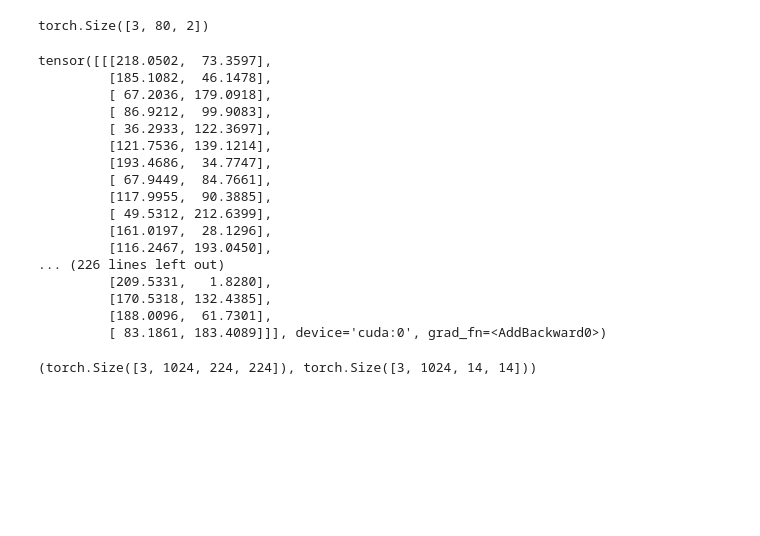
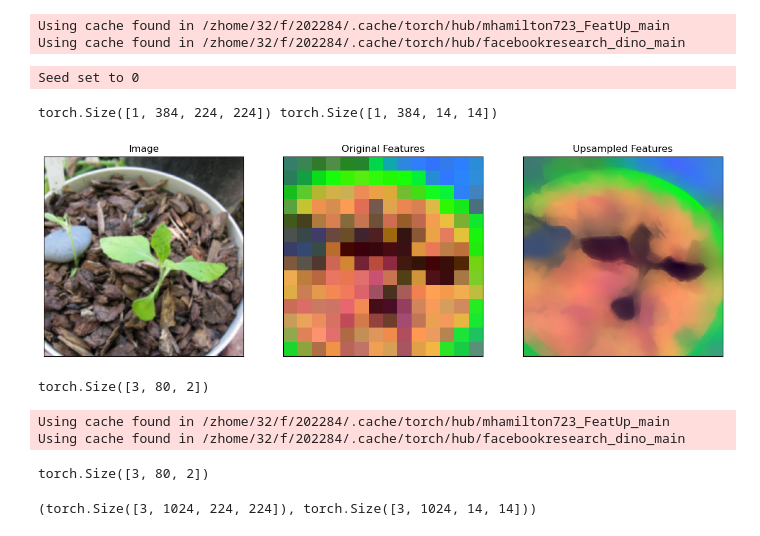
Before and after one commit to wcbup/VOS_boundary_tracking, a Jupyter notebook: model.ipynb, the cells around one changed output. Drawn from its saved outputs; the diff is of its cells as text; code cells hidden in the pictures; blank space fills up the shorter version.

Commit message:
base_feat

```diff
--- a/model.ipynb
+++ b/model.ipynb
@@ -53,8 +59,7 @@ def get_bou_features(
 # d_token = 1024 + 2
 boundary_num = 80
 device = "cuda"
-res50 = resnet50(weights=ResNet50_Weights.IMAGENET1K_V2).to(device)
-res50_bone = nn.Sequential(*list(res50.children())[:-3]).to(device)
+upsmapler = torch.hub.load("mhamilton723/FeatUp", "dino16", use_norm=True).to(device)
 # positional_encoding = PositionalEncoding(d_token).to(device)
 # layernorm = nn.LayerNorm(d_token).to(device)
 # query_encoder = nn.Linear(1024, d_token).to(device)
@@ -76,6 +81,31 @@ res50_bone = nn.Sequential(*list(res50.children())[:-3]).to(device)
 # for i in range(boundary_num):
 #     q_fc_list.append(nn.Linear(d_token, d_token))
 # q_fc_list = q_fc_list.to(device)
+# %% [output]
+Using cache found in /zhome/32/f/202284/.cache/torch/hub/mhamilton723_FeatUp_main
+Using cache found in /zhome/32/f/202284/.cache/torch/hub/facebookresearch_dino_main
+# %%
+input_size = 224
+img_path = "./plant.png"
+device = "cuda"
+transform = T.Compose(
+    [
+        T.Resize((input_size, input_size)),
+        T.CenterCrop(input_size),
+        T.ToTensor(),
+        norm,
+    ]
+)
+image_tensor = transform(Image.open(img_path).convert("RGB")).unsqueeze(0).to(device)
+# %%
+hr_feat = upsmapler(image_tensor)
+lr_feat = upsmapler.model(image_tensor)
+print(hr_feat.shape, lr_feat.shape)
+plot_feats(unnorm(image_tensor)[0], lr_feat[0], hr_feat[0])
+# %% [output]
+Seed set to 0
+torch.Size([1, 384, 224, 224]) torch.Size([1, 384, 14, 14])
+[figure, added]
 # %%
 first_img = torch.rand(3, 3, 224, 224).to(device)
 previous_img = torch.rand(3, 3, 224, 224).to(device)
@@ -89,3 +120,6 @@ from model import IterWholeFirst_Con
 # %%
-model = IterWholeFirst_Con().to(device)
+model = BaseFeatup().to(device)
+# %% [output]
+Using cache found in /zhome/32/f/202284/.cache/torch/hub/mhamilton723_FeatUp_main
+Using cache found in /zhome/32/f/202284/.cache/torch/hub/facebookresearch_dino_main
 # %%
@@ -93,23 +127,7 @@ results = model(first_img, boundary, previous_img, current_img, boundary)
 # %%
-results[0]
+results.shape
 # %% [output]
-tensor([[[218.0502,  73.3597],
-         [185.1082,  46.1478],
-         [ 67.2036, 179.0918],
-         [ 86.9212,  99.9083],
-         [ 36.2933, 122.3697],
-         [121.7536, 139.1214],
-         [193.4686,  34.7747],
-         [ 67.9449,  84.7661],
-         [117.9955,  90.3885],
-         [ 49.5312, 212.6399],
-         [161.0197,  28.1296],
-         [116.2467, 193.0450],
-... (226 lines left out)
-         [209.5331,   1.8280],
-         [170.5318, 132.4385],
-         [188.0096,  61.7301],
-         [ 83.1861, 183.4089]]], device='cuda:0', grad_fn=<AddBackward0>)
+torch.Size([3, 80, 2])
 # %%
 first_img_raw_feature = res50_bone(first_img)
 first_img_feature = F.interpolate(
```
Also changed, not shown: parts of 6 cells of this notebook, 5 other files.
